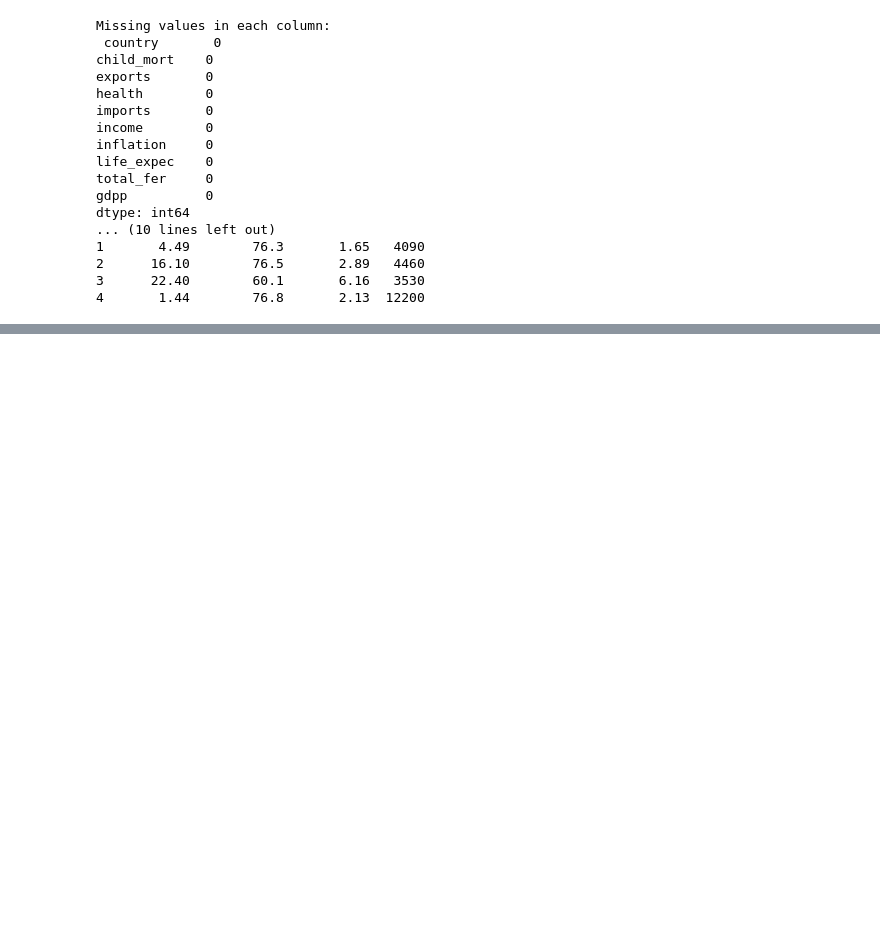
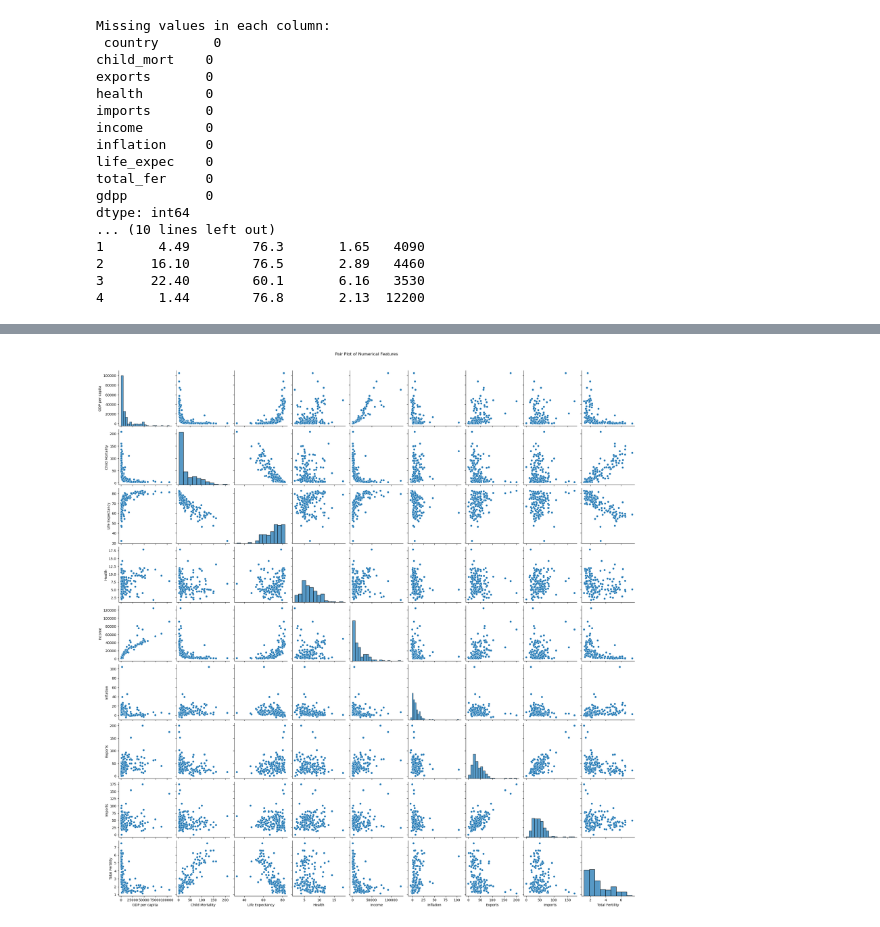
Before and after one commit to ib-frida/COVI19-Challenge, a Jupyter notebook: main.ipynb, the cells around one changed output, grey strips where cells are left out. Cells and saved outputs as stored; diff of their text form; code cells hidden in the pictures; blank space fills up the shorter version.

```diff
--- a/main.ipynb
+++ b/main.ipynb
@@ -104,0 +201,12 @@ max    104.000000   82.800000    7.490000  105000.000000
+# %%
+# Pair Plot Visualizations
+
+# Select numerical features for the pair plot
+numerical_features = df_cleaned[['GDP per capita', 'Child Mortality', 'Life Expectancy', 'Health', 'Income', 'Inflation', 'Exports', 'Imports', 'Total Fertility']]
+
+# Create the pair plot
+sns.pairplot(numerical_features)
+plt.suptitle('Pair Plot of Numerical Features', y=1.02)
+plt.show()
+# %% [output]
+[figure, added]
```
Also changed, not shown: parts of 7 cells of this notebook, 1 other file.
